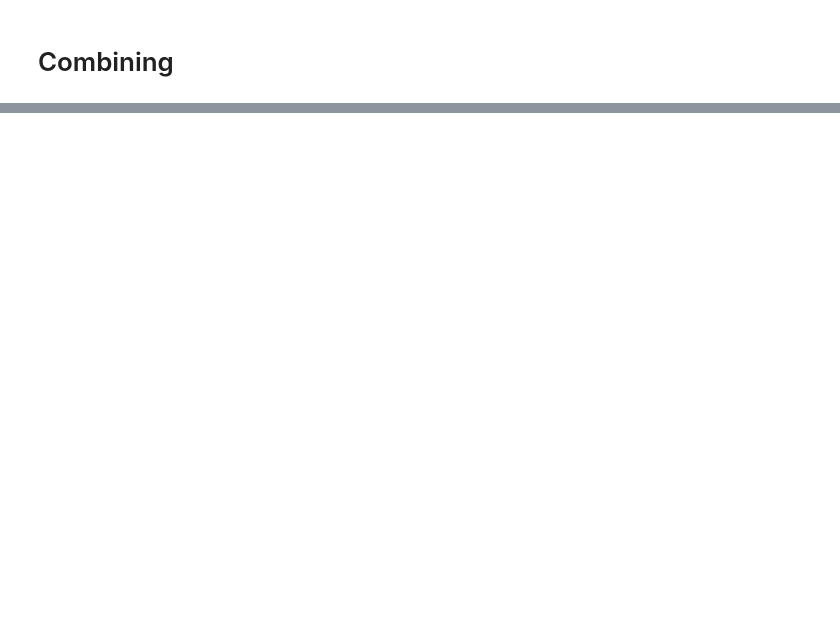
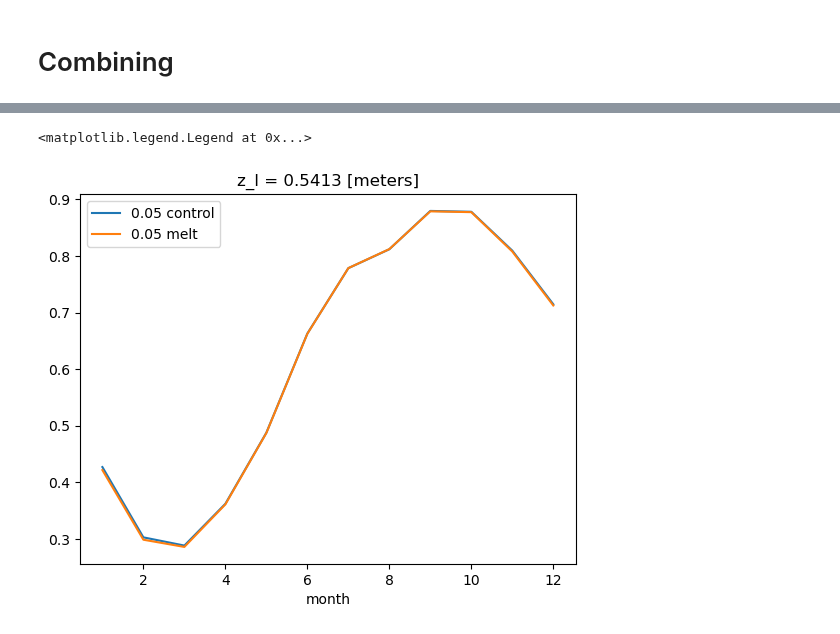
Before and after one commit to adele-morrison/panan-meltwater, a Jupyter notebook: notebooks/sea_ice_analysis/SeaIce_Thickness_PanAns.ipynb, the cells around one changed output, grey strips where cells are left out. Cells and saved outputs as stored; diff of their text form; code cells hidden in the pictures; blank space fills up the shorter version.

```diff
--- a/notebooks/sea_ice_analysis/SeaIce_Thickness_PanAns.ipynb
+++ b/notebooks/sea_ice_analysis/SeaIce_Thickness_PanAns.ipynb
@@ -280,0 +188,9 @@ fig.savefig("/g/data/g40/kc5856/thesis_figures/resolution_seaicethickness_combin
+# %%
+# Import controls
+data_1_C = xr.open_dataarray('/g/data/g40/kc5856/thesis_figures/data_files/ice_thickness_seasonal_time_cont_Pan01.nc', chunks = 'auto')
+data_1_M = xr.open_dataarray('/g/data/g40/kc5856/thesis_figures/data_files/ice_thickness_seasonal_time_melt_Pan01.nc', chunks = 'auto')
+
+# Import meltwater perturbations
+
+data_2_C = xr.open_dataarray('/g/data/g40/kc5856/thesis_figures/data_files/ice_thickness_seasonal_time_cont_Pan005.nc', chunks = 'auto')
+data_2_M = xr.open_dataarray('/g/data/g40/kc5856/thesis_figures/data_files/ice_thickness_seasonal_time_melt_Pan005.nc', chunks = 'auto')
@@ -280,0 +202,8 @@ fig.savefig("/g/data/g40/kc5856/thesis_figures/resolution_seaicethickness_combin
+# %%
+# Percent increase
+data_2_C.plot(label='0.05 control')
+data_2_M.plot(label='0.05 melt')
+plt.legend()
+# %% [output]
+<matplotlib.legend.Legend at 0x...>
+[figure, added]
```
Also changed, not shown: parts of 14 cells of this notebook, 18 other files.
